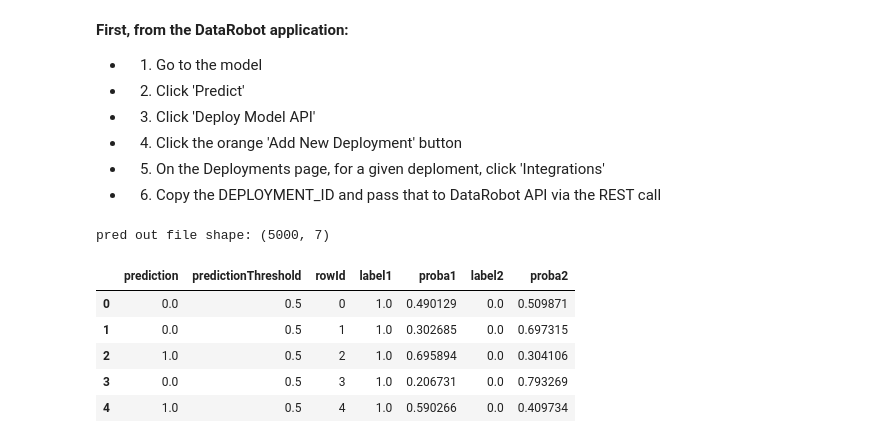
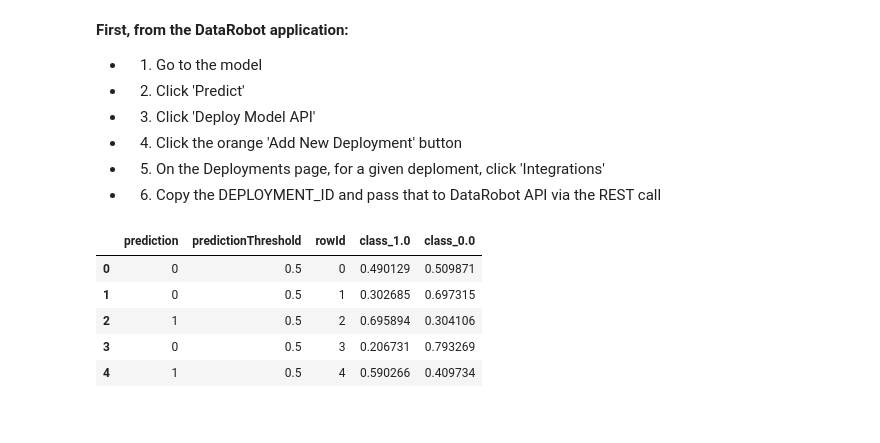
Before and after one commit to mcohenmcohen/DataRobot, a Jupyter notebook: Demo_Python_API/API_demo.ipynb, the cells around one changed output. Saved outputs shown, nothing was run; the diff lists cells and outputs as text; code cells hidden in the pictures.

Commit message:
slight change to the deployment preds

```diff
--- a/Demo_Python_API/API_demo.ipynb
+++ b/Demo_Python_API/API_demo.ipynb
@@ -328,47 +326,49 @@ Waiting for prediction calculations
 # %%
 API_TOKEN = os.getenv('DATAROBOT_API_TOKEN')
 ENDPOINT = os.getenv('DATAROBOT_ENDPOINT')
-USERNAME = 'matthew.cohen@datarobot.com'
-
-#
+USERNAME = os.getenv('DATAROBOT_USERNAME')
 
 DEPLOYMENT_ID = '5be0e7a1fd2b980c56eecbc7'  # My project's recommended model: XGBoost @ 80%
 
-pred_file = 'pred.csv'
+pred_file = '_temp_pitch_pred.csv'
 df_pred.to_csv(pred_file)
 data = open(pred_file, 'rb').read()
+os.remove(pred_file)
 
 headers = {'Content-Type': 'text/plain; charset=UTF-8', 'datarobot-key': '544ec55f-61bf-f6ee-0caf-15c7f919a45d'}
 predictions_response = requests.post('https://cfds-ccm-prod.orm.datarobot.com/predApi/v1.0/deployments/%s/predictions' % (DEPLOYMENT_ID),
                                      auth=(USERNAME, API_TOKEN), data=data, headers=headers)
 
 predictions_response.raise_for_status()
-df = pd.DataFrame(predictions_response.json().get('data'))
+df_preds = pd.DataFrame(predictions_response.json().get('data'))
 
-# Flatten nested label/value dict to format for output
-df['label1'] = None
-df['proba1'] = None
-df['label2'] = None
-df['proba2'] = None
+# Flatten the nested predictions dict of label/value data in 'prediction values'
+df_preds['label1'] = None
+df_preds['proba1'] = None
+df_preds['label2'] = None
+df_preds['proba2'] = None
 def func(row):
     for i, pair in enumerate(row['predictionValues']):
         name = pair.get('label')
         val = pair.get('value')
         col_name_n = 'label' + str(i+1)
         col_val_n = 'proba' + str(i+1)
         row[col_name_n] = name
         row[col_val_n] = val
     return row
-df_pred_out = df.apply(lambda row: func(row), axis=1)
-del df_pred_out['predictionValues']
-print('pred out file shape:',df_pred_out.shape)
+df_preds_flat = df_preds.apply(lambda row: func(row), axis=1)
 
-df_pred_out.head()
+df_preds_flat.rename(columns={'proba1': 'class_1.0',
+                              'proba2': 'class_0.0'},
+                     inplace=True)
+df_preds_flat.drop(['predictionValues', 'label1', 'label2'], axis=1, inplace=True)
+df_preds_flat['prediction'] = df_preds_flat['prediction'].astype(int)
+
+df_preds_flat.head()
 # %% [output]
-pred out file shape: (5000, 7)
-|  | prediction | predictionThreshold | rowId | label1 | proba1 | label2 | proba2 |
-| 0 | 0.0 | 0.5 | 0 | 1.0 | 0.490129 | 0.0 | 0.509871 |
-| 1 | 0.0 | 0.5 | 1 | 1.0 | 0.302685 | 0.0 | 0.697315 |
-| 2 | 1.0 | 0.5 | 2 | 1.0 | 0.695894 | 0.0 | 0.304106 |
-| 3 | 0.0 | 0.5 | 3 | 1.0 | 0.206731 | 0.0 | 0.793269 |
-| 4 | 1.0 | 0.5 | 4 | 1.0 | 0.590266 | 0.0 | 0.409734 |
+|  | prediction | predictionThreshold | rowId | class_1.0 | class_0.0 |
+| 0 | 0 | 0.5 | 0 | 0.490129 | 0.509871 |
+| 1 | 0 | 0.5 | 1 | 0.302685 | 0.697315 |
+| 2 | 1 | 0.5 | 2 | 0.695894 | 0.304106 |
+| 3 | 0 | 0.5 | 3 | 0.206731 | 0.793269 |
+| 4 | 1 | 0.5 | 4 | 0.590266 | 0.409734 |
```
Also changed, not shown: parts of 4 cells of this notebook, 1 other file.
